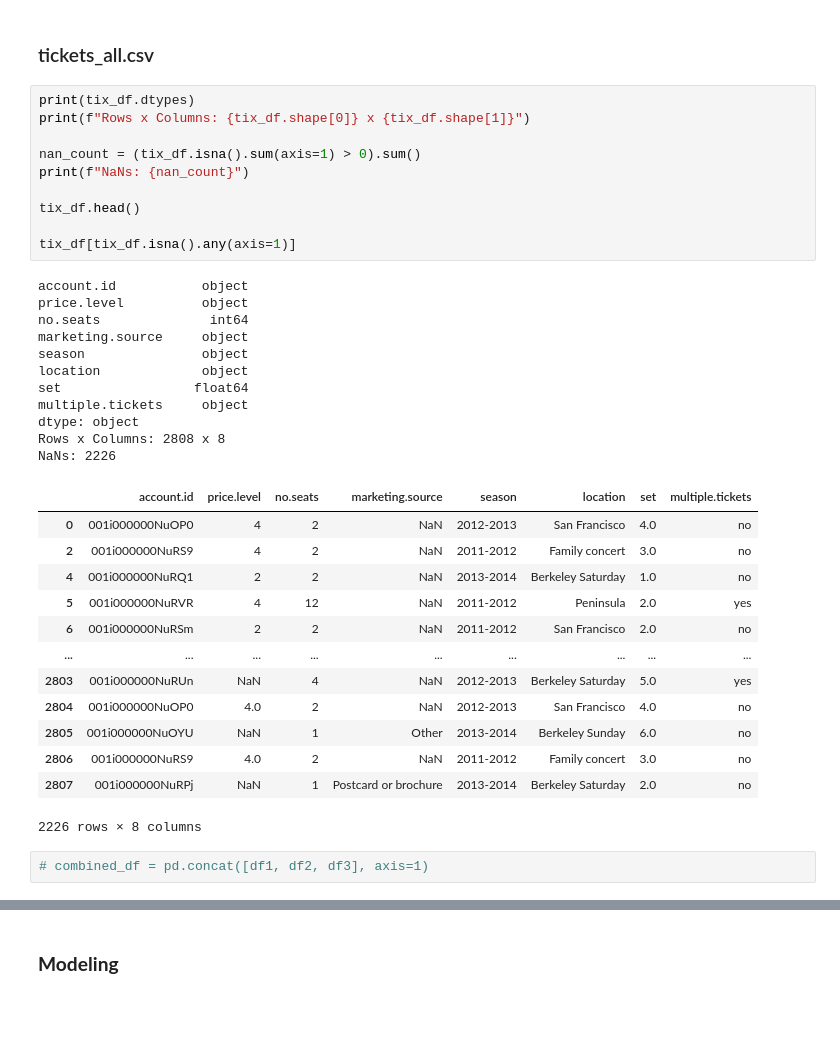
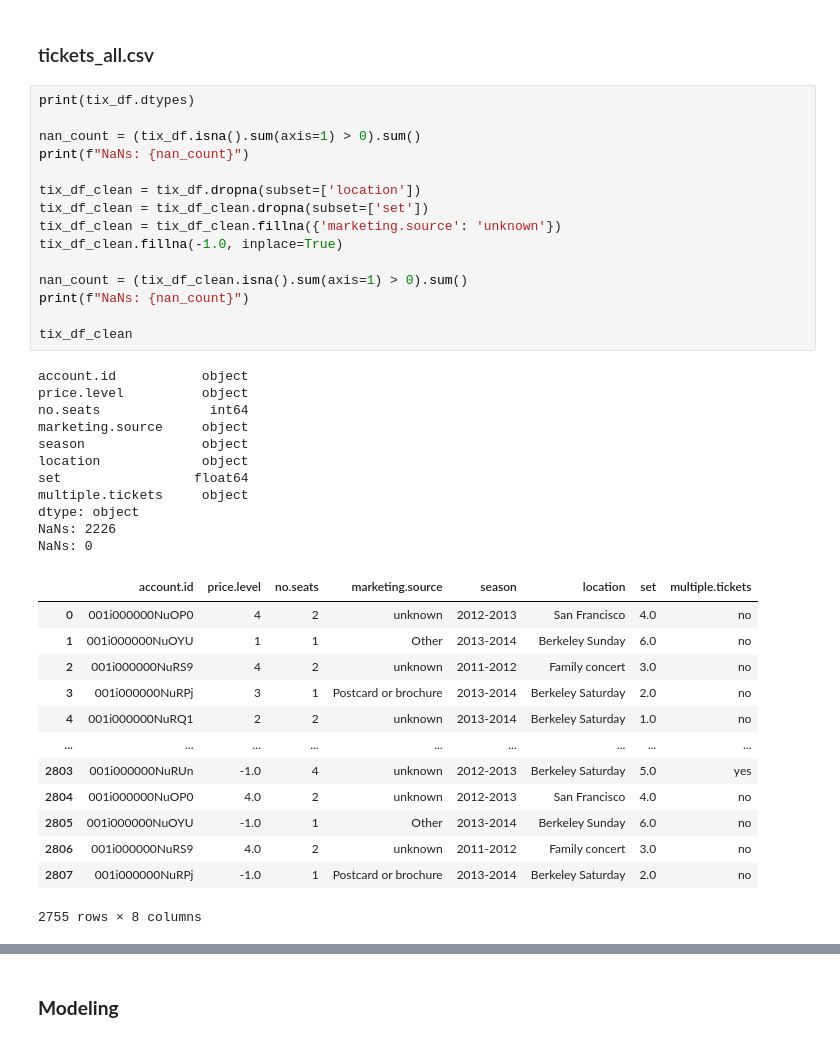
Before and after one commit to YKH2020/kaggle_competition, a Jupyter notebook: kaggle.ipynb, the cells around one changed output, grey strips where cells are left out. Cells and saved outputs as stored; diff of their text form; blank space fills up the shorter version.

```diff
--- a/kaggle.ipynb
+++ b/kaggle.ipynb
@@ -238,39 +257,42 @@ NaNs: 4544
 # %% [markdown]
 ### tickets_all.csv
-# %%
-print(tix_df.dtypes)
-print(f"Rows x Columns: {tix_df.shape[0]} x {tix_df.shape[1]}")
-
-nan_count = (tix_df.isna().sum(axis=1) > 0).sum()
-print(f"NaNs: {nan_count}")
-
-tix_df.head()
-
-tix_df[tix_df.isna().any(axis=1)]
-# %% [output]
-account.id           object
-price.level          object
-no.seats              int64
-marketing.source     object
-season               object
-location             object
-set                 float64
-multiple.tickets     object
-dtype: object
-Rows x Columns: 2808 x 8
-NaNs: 2226
-|  | account.id | price.level | no.seats | marketing.source | season | location | set | multiple.tickets |
-| 0 | 001i000000NuOP0 | 4 | 2 | NaN | 2012-2013 | San Francisco | 4.0 | no |
-| 2 | 001i000000NuRS9 | 4 | 2 | NaN | 2011-2012 | Family concert | 3.0 | no |
-| 4 | 001i000000NuRQ1 | 2 | 2 | NaN | 2013-2014 | Berkeley Saturday | 1.0 | no |
-| 5 | 001i000000NuRVR | 4 | 12 | NaN | 2011-2012 | Peninsula | 2.0 | yes |
-| 6 | 001i000000NuRSm | 2 | 2 | NaN | 2011-2012 | San Francisco | 2.0 | no |
-| ... | ... | ... | ... | ... | ... | ... | ... | ... |
-| 2803 | 001i000000NuRUn | NaN | 4 | NaN | 2012-2013 | Berkeley Saturday | 5.0 | yes |
-| 2804 | 001i000000NuOP0 | 4.0 | 2 | NaN | 2012-2013 | San Francisco | 4.0 | no |
-| 2805 | 001i000000NuOYU | NaN | 1 | Other | 2013-2014 | Berkeley Sunday | 6.0 | no |
-| 2806 | 001i000000NuRS9 | 4.0 | 2 | NaN | 2011-2012 | Family concert | 3.0 | no |
-| 2807 | 001i000000NuRPj | NaN | 1 | Postcard or brochure | 2013-2014 | Berkeley Saturday | 2.0 | no |
-2226 rows × 8 columns
-# %%
-# combined_df = pd.concat([df1, df2, df3], axis=1)
+# %%
+print(tix_df.dtypes)
+
+nan_count = (tix_df.isna().sum(axis=1) > 0).sum()
+print(f"NaNs: {nan_count}")
+
+tix_df_clean = tix_df.dropna(subset=['location'])
+tix_df_clean = tix_df_clean.dropna(subset=['set'])
+tix_df_clean = tix_df_clean.fillna({'marketing.source': 'unknown'})
+tix_df_clean.fillna(-1.0, inplace=True)
+
+nan_count = (tix_df_clean.isna().sum(axis=1) > 0).sum()
+print(f"NaNs: {nan_count}")
+
+tix_df_clean
+# %% [output]
+account.id           object
+price.level          object
+no.seats              int64
+marketing.source     object
+season               object
+location             object
+set                 float64
+multiple.tickets     object
+dtype: object
+NaNs: 2226
+NaNs: 0
+|  | account.id | price.level | no.seats | marketing.source | season | location | set | multiple.tickets |
+| 0 | 001i000000NuOP0 | 4 | 2 | unknown | 2012-2013 | San Francisco | 4.0 | no |
+| 1 | 001i000000NuOYU | 1 | 1 | Other | 2013-2014 | Berkeley Sunday | 6.0 | no |
+| 2 | 001i000000NuRS9 | 4 | 2 | unknown | 2011-2012 | Family concert | 3.0 | no |
+| 3 | 001i000000NuRPj | 3 | 1 | Postcard or brochure | 2013-2014 | Berkeley Saturday | 2.0 | no |
+| 4 | 001i000000NuRQ1 | 2 | 2 | unknown | 2013-2014 | Berkeley Saturday | 1.0 | no |
+| ... | ... | ... | ... | ... | ... | ... | ... | ... |
+| 2803 | 001i000000NuRUn | -1.0 | 4 | unknown | 2012-2013 | Berkeley Saturday | 5.0 | yes |
+| 2804 | 001i000000NuOP0 | 4.0 | 2 | unknown | 2012-2013 | San Francisco | 4.0 | no |
+| 2805 | 001i000000NuOYU | -1.0 | 1 | Other | 2013-2014 | Berkeley Sunday | 6.0 | no |
+| 2806 | 001i000000NuRS9 | 4.0 | 2 | unknown | 2011-2012 | Family concert | 3.0 | no |
+| 2807 | 001i000000NuRPj | -1.0 | 1 | Postcard or brochure | 2013-2014 | Berkeley Saturday | 2.0 | no |
+2755 rows × 8 columns
```
Also changed, not shown: parts of 5 cells of this notebook.
